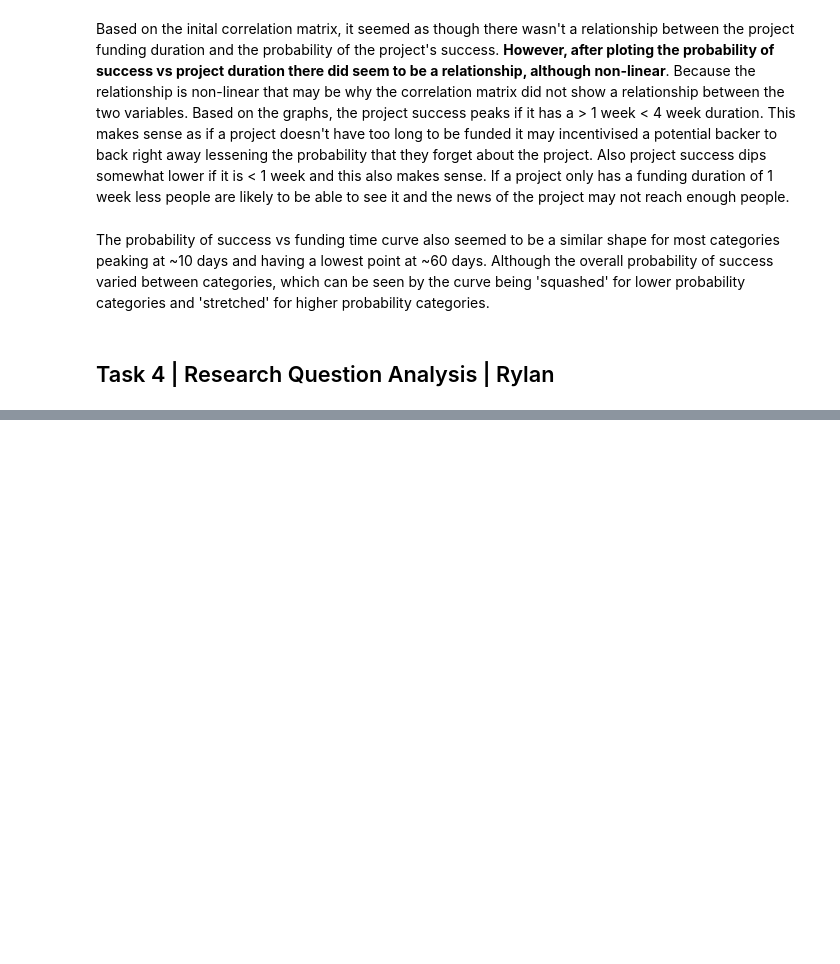
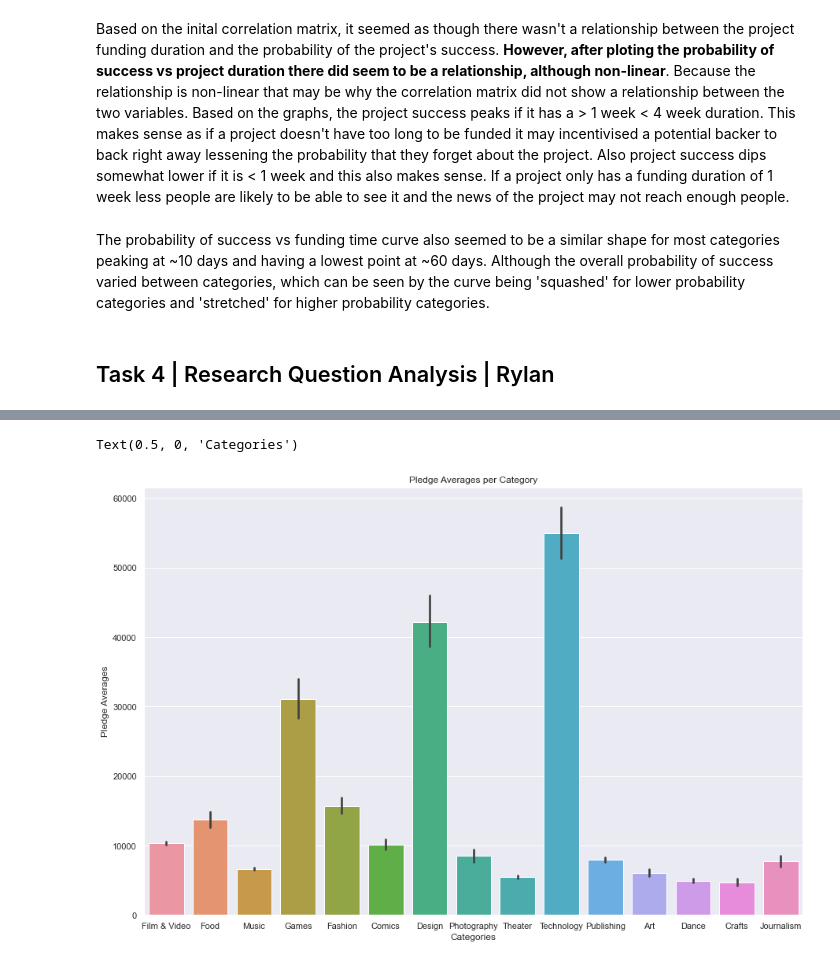
Before and after one commit to data301-2021-summer2/project-group46-project, a Jupyter notebook: analysis/submitted/Final.ipynb, the cells around one changed output, grey strips where cells are left out. Drawn from its saved outputs; the diff is of its cells as text; code cells hidden in the pictures; blank space fills up the shorter version.

```diff
--- a/analysis/submitted/Final.ipynb
+++ b/analysis/submitted/Final.ipynb
@@ -227,0 +307,9 @@ Rylan's research question: Which categories have the most successful dollar spen
+# %%
+sns.set(rc={'figure.figsize': (15,10)})
+sns.barplot(data=dfr,x='category',y='pledged',estimator=np.mean)
+plt.title('Pledge Averages per Category')
+plt.ylabel('Pledge Averages')
+plt.xlabel('Categories')
+# %% [output]
+Text(0.5, 0, 'Categories')
+[figure, added]
```
Also changed, not shown: parts of 29 cells of this notebook.
